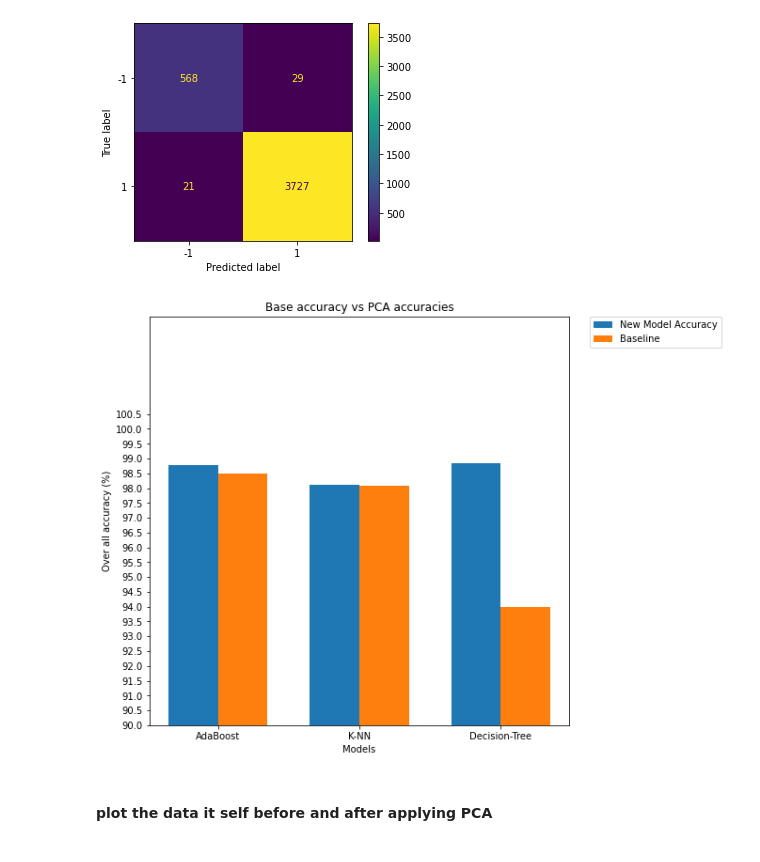
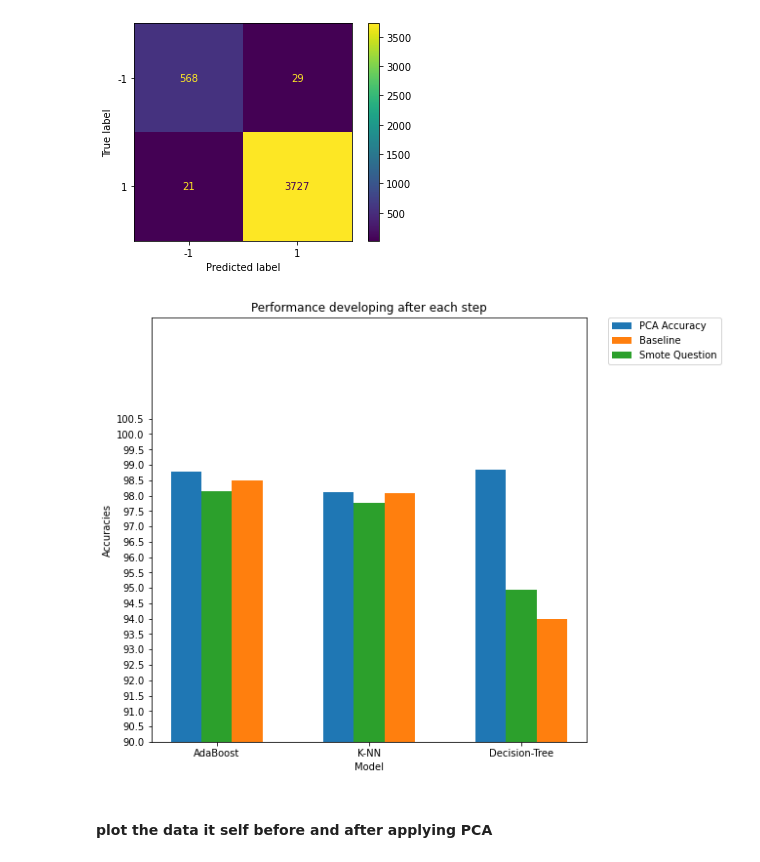
Before and after one commit to HadyKh/Crowd-Sensing-Classification, a Jupyter notebook: Code.ipynb, the cells around one changed output. Drawn from its saved outputs; the diff is of its cells as text; code cells hidden in the pictures.

```diff
--- a/Code.ipynb
+++ b/Code.ipynb
@@ -799,10 +815,24 @@ Decision Tree: 98.84925201380898
 [figure]
 # %%
 accuracies = [ada_accuracy_pca, knn_accuracy_pca, dt_accuracy_pca]
+base_accuracies = [ada_accuracy, knn_accuracy, dt_accuracy]
-# %%
-plt_bar(["AdaBoost", "K-NN", "Decision-Tree"], accuracies, [ada_accuracy, knn_accuracy, dt_accuracy], "Base accuracy vs PCA accuracies", 'Models', 'Over all accuracy (%)')
-# %% [output]
-[figure, removed]
+# %%
+width = 0.2
+x = np.arange(len(["AdaBoost", "K-NN", "Decision-Tree"]))
+fig, ax = plt.subplots(figsize=(8, 8))
+rects1 = ax.bar(x-width, accuracies, width, label='PCA Accuracy')
+rects2 = ax.bar(x+width, base_accuracies, width, label='Baseline')
+rects3 = ax.bar(x, smote_accuracy, width, label='Smote Question')
+plt.xticks(x, ["AdaBoost", "K-NN", "Decision-Tree"])
+plt.xlabel('Model')
+plt.ylabel('Accuracies')
+plt.title('Performance developing after each step')
+plt.yticks(np.arange(90, 101, 0.5))
+plt.ylim(ymin = 90)
+plt.legend(bbox_to_anchor=(1.05, 1), loc=2, borderaxespad=0.)
+plt.show()
+# %% [output]
+[figure, added]
 # %% [markdown]
 #### plot the data it self before and after applying PCA
 # %%
```
Also changed, not shown: parts of 23 cells of this notebook.
